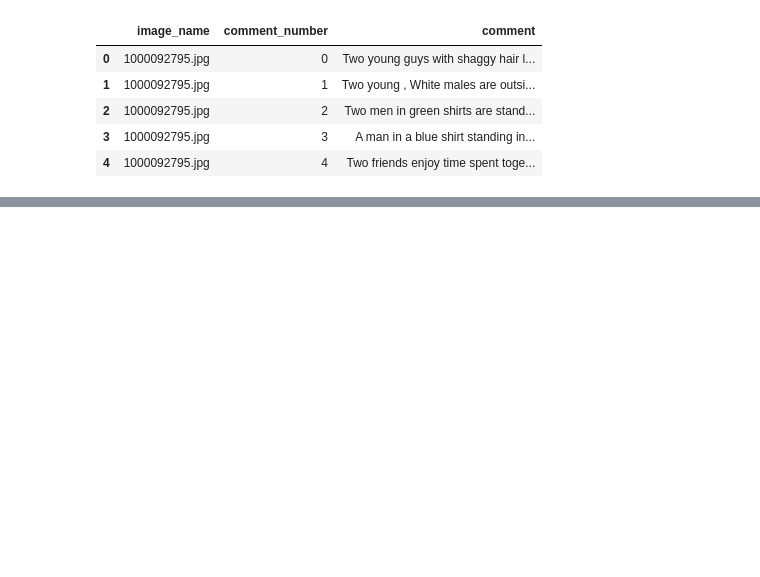
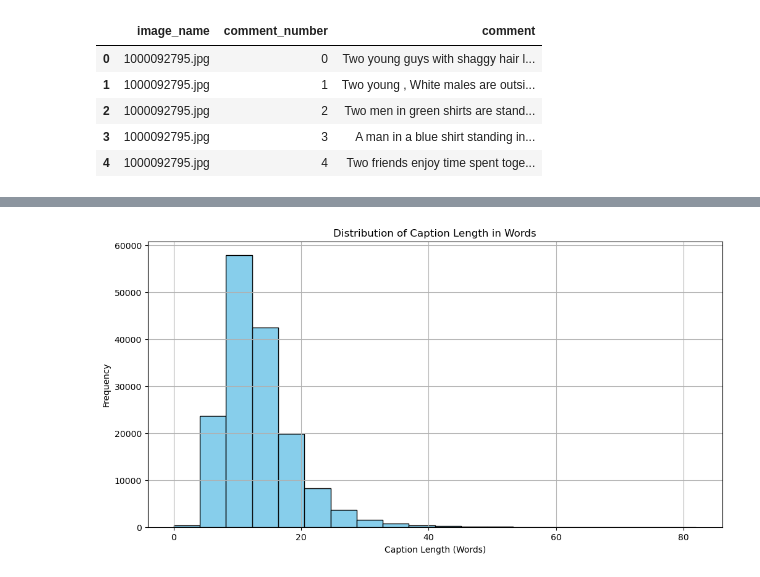
Before and after one commit to Sangeetha-238/NNDL-group12-project, a Jupyter notebook: code/text_data_processing.ipynb, the cells around one changed output, grey strips where cells are left out. Drawn from its saved outputs; the diff is of its cells as text; code cells hidden in the pictures; blank space fills up the shorter version.

```diff
--- a/code/text_data_processing.ipynb
+++ b/code/text_data_processing.ipynb
@@ -46,0 +115,12 @@ caption_data.rename(columns={' comment': 'comment'}, inplace=True)
+# %%
+
+# Plot the distribution of caption lengths in words
+plt.figure(figsize=(12, 6))
+plt.hist(caption_data['caption_length_words'], bins=20, color='skyblue', edgecolor='black')
+plt.xlabel('Caption Length (Words)')
+plt.ylabel('Frequency')
+plt.title('Distribution of Caption Length in Words')
+plt.grid(True)
+plt.show()
+# %% [output]
+[figure, added]
```
Also changed, not shown: parts of 8 cells of this notebook, 1 other file.
